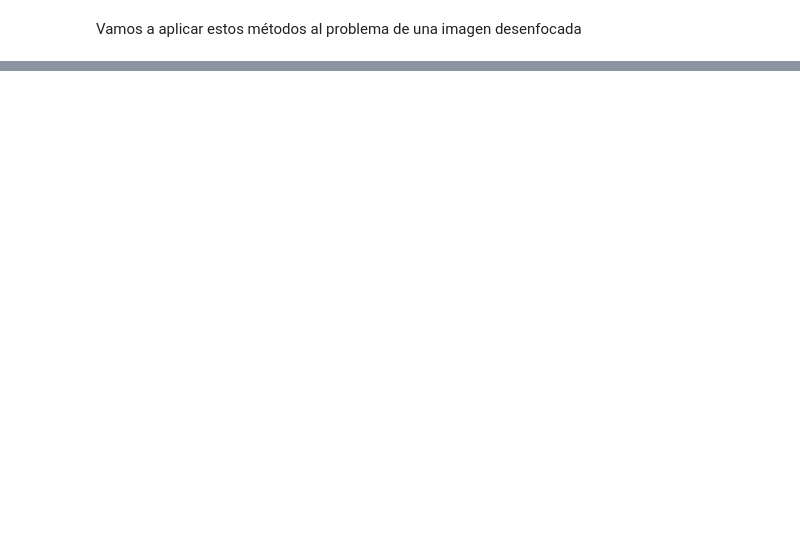
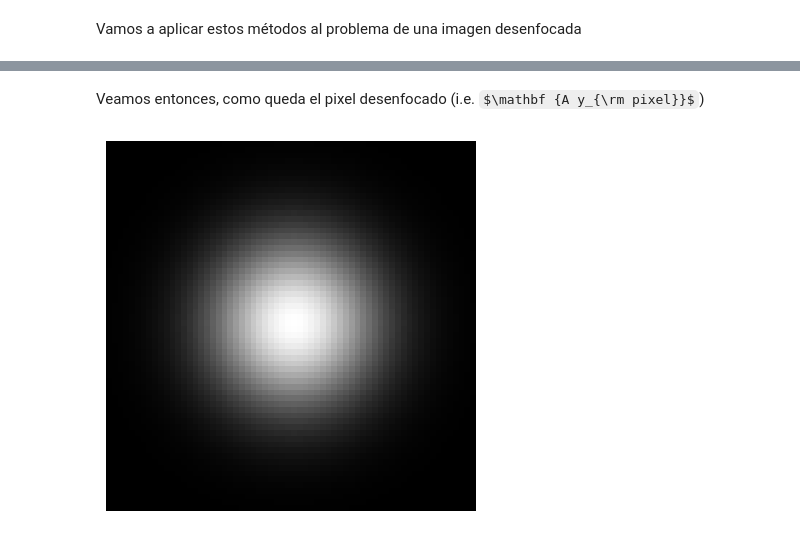
Before and after one commit to faustomartinez/trabajo-problemas-inversos, a Jupyter notebook: codigo.ipynb, the cells around one changed output, grey strips where cells are left out. Saved outputs shown, nothing was run; the diff lists cells and outputs as text; code cells hidden in the pictures; some formulas as TeX source; blank space fills up the shorter version.

```diff
--- a/codigo.ipynb
+++ b/codigo.ipynb
@@ -299,0 +330,5 @@ Vamos a aplicar estos métodos al problema de una imagen desenfocada
+# %%
+# Creamos un vector lleno de ceros y con uno representando el pixel del medio
+y_pixel = np.zeros(pixeles)
+y_pixel[2016] = 1
+funciones.mostrar_vector(y_pixel, dimensiones)
@@ -299,0 +337,6 @@ Vamos a aplicar estos métodos al problema de una imagen desenfocada
+# %% [markdown]
+Veamos entonces, como queda el pixel desenfocado (i.e. $\mathbf {A y_{\rm pixel}}$)
+# %%
+funciones.mostrar_vector(A.dot(y_pixel), dimensiones)
+# %% [output]
+[figure, added]
```
Also changed, not shown: parts of 29 cells of this notebook, 2 other files.
